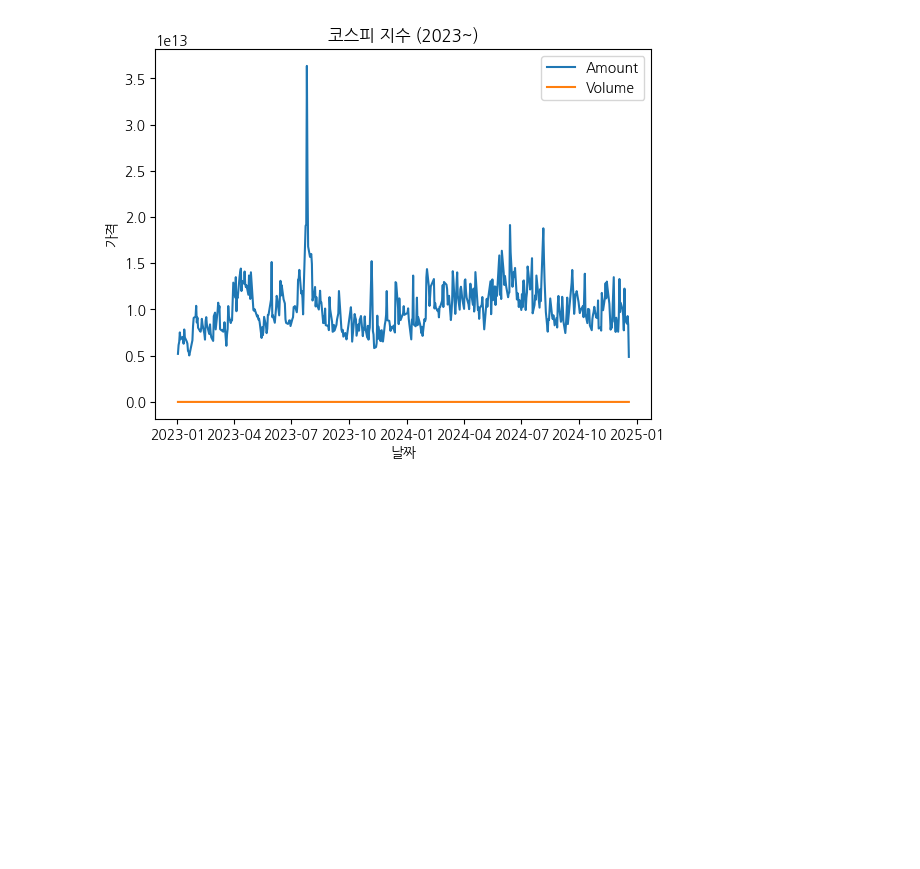
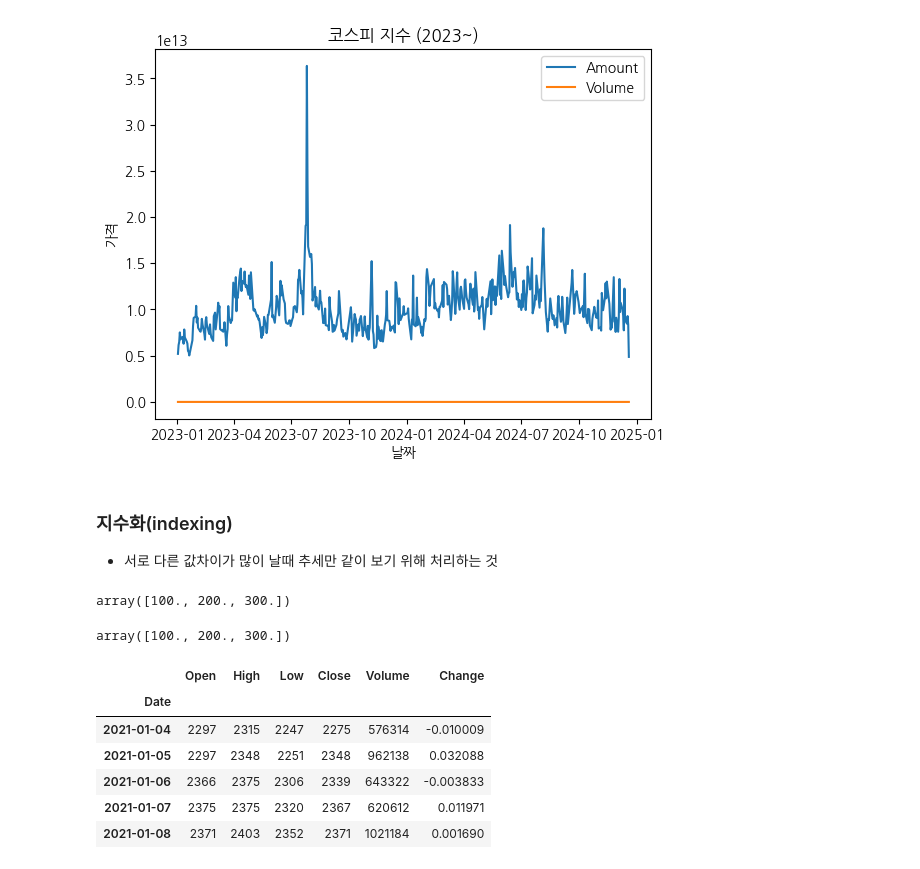
Before and after one commit to Huey-fitpet/study_pandas, a Jupyter notebook: codes/14.visuallization_information.ipynb, the cells around one changed output. Saved outputs shown, nothing was run; the diff lists cells and outputs as text; code cells hidden in the pictures; blank space fills up the shorter version.

```diff
--- a/codes/14.visuallization_information.ipynb
+++ b/codes/14.visuallization_information.ipynb
@@ -78,3 +78,6 @@ plt.legend()
 plt.show()
 # %% [output]
 [figure]
+# %% [markdown]
+### 지수화(indexing)
+- 서로 다른 값차이가 많이 날때 추세만 같이 보기 위해 처리하는 것
@@ -80,0 +89,19 @@ plt.show()
+# %%
+(first_array / first_array[0]) * 100
+# %% [output]
+array([100., 200., 300.])
+# %%
+(second_array / second_array[0]) * 100
+# %% [output]
+array([100., 200., 300.])
+# %%
+tway = fdr.DataReader(symbol='091810', start='2021', end='2022')
+tway.head()
+# %% [output]
+|  | Open | High | Low | Close | Volume | Change |
+| Date |  |  |  |  |  |  |
+| 2021-01-04 | 2297 | 2315 | 2247 | 2275 | 576314 | -0.010009 |
+| 2021-01-05 | 2297 | 2348 | 2251 | 2348 | 962138 | 0.032088 |
+| 2021-01-06 | 2366 | 2375 | 2306 | 2339 | 643322 | -0.003833 |
+| 2021-01-07 | 2375 | 2375 | 2320 | 2367 | 620612 | 0.011971 |
+| 2021-01-08 | 2371 | 2403 | 2352 | 2371 | 1021184 | 0.001690 |
```
Also changed, not shown: parts of 8 cells of this notebook, 3 other files.
